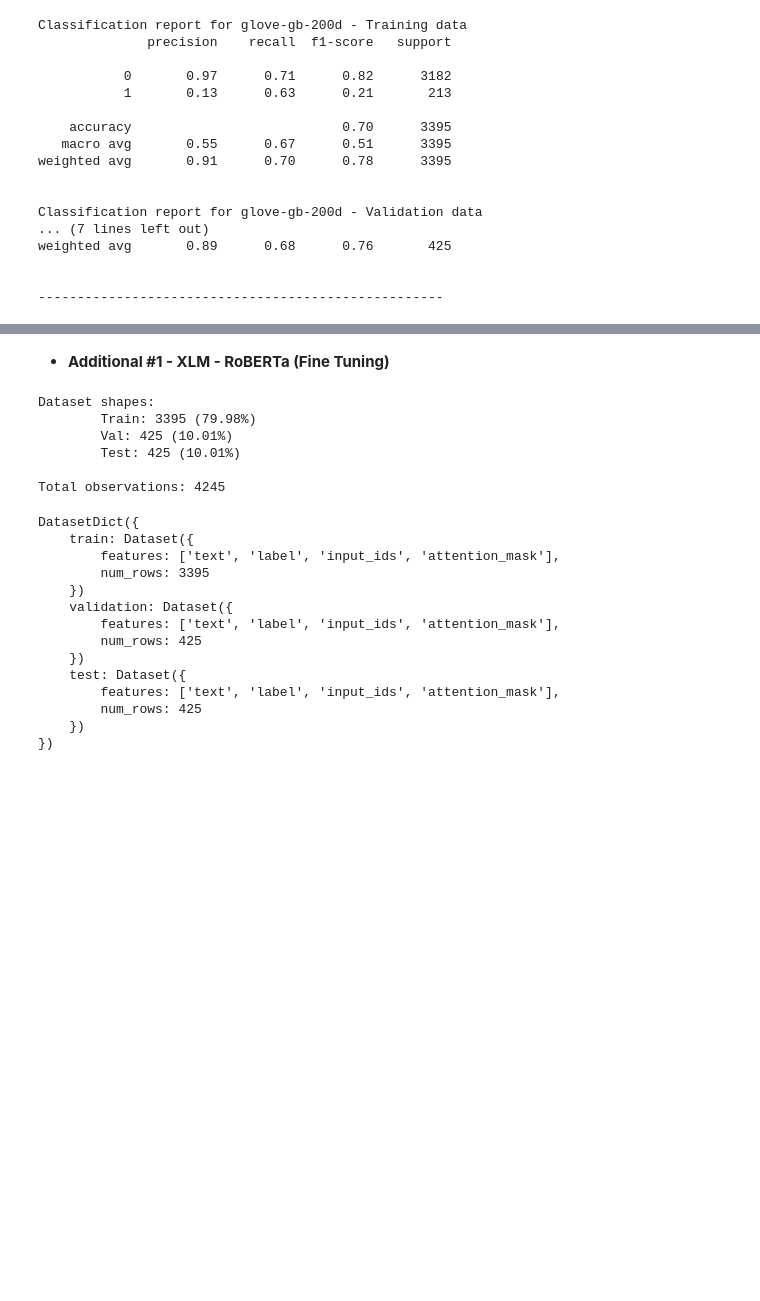
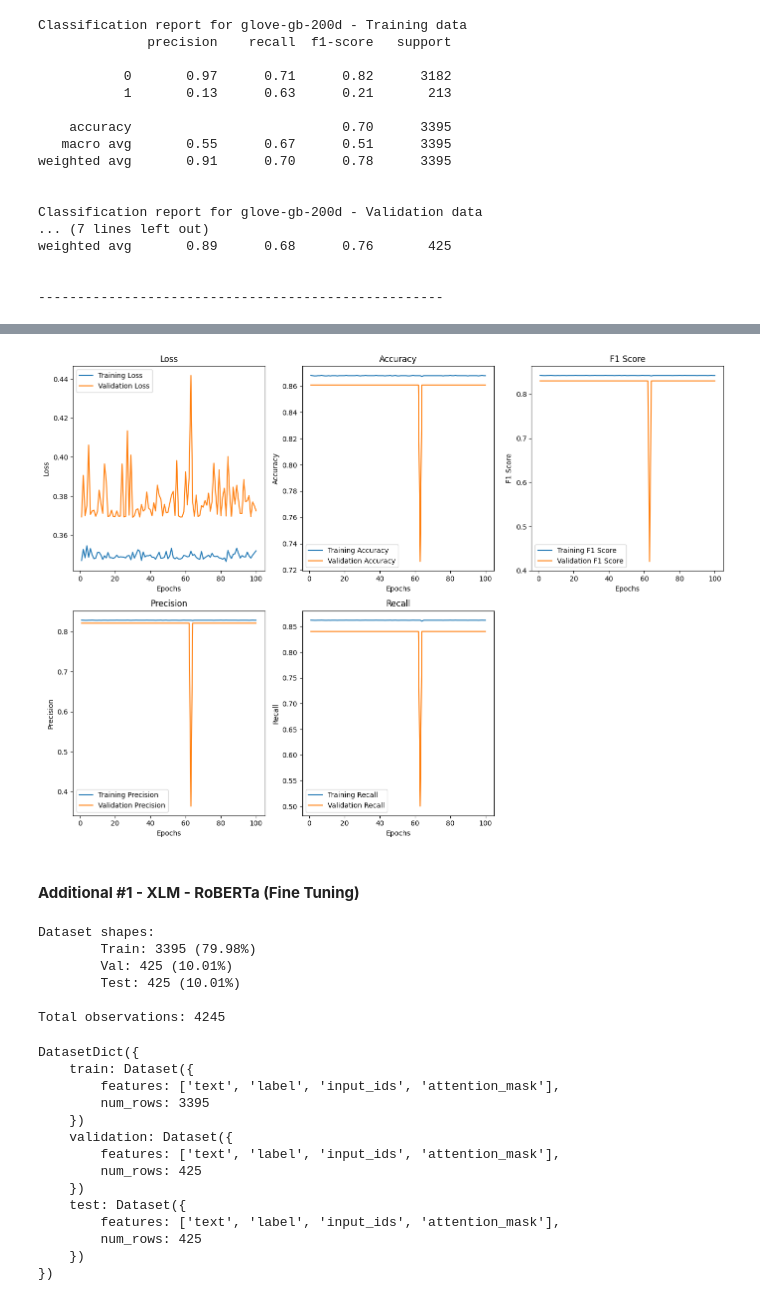
Before and after one commit to fmportela/text-mining-group-project-23-24, a Jupyter notebook: group3.ipynb, the cells around one changed output, grey strips where cells are left out. Drawn from its saved outputs; the diff is of its cells as text; code cells hidden in the pictures; blank space fills up the shorter version.

```diff
--- a/group3.ipynb
+++ b/group3.ipynb
@@ -1776,5 +1889,2 @@ y_test = torch.tensor(y_test, dtype=torch.float32).view(-1, 1)
 # %% [markdown]
 - **GloVe**
-# %%
-glove_dim = 200
-glove = vocab.GloVe(name='6B', dim=glove_dim) # there are also 100, 200 and 300 dims
@@ -1998,7 +2115,9 @@ X_train_xlmr.shape
 # %%
+# X_train_xlmr, X_val_xlmr, X_test_xlmr, y_train_xlmr, y_val_xlmr, y_test_xlmr = untangle_dataset(hidden_dataset)
+
 embeddings = {
     # 'xlm-roberta': [(X_train_xlmr, y_train_xlmr), (X_val_xlmr, y_val_xlmr)],
-    'glove-gb-200d': [(X_train_glove, y_train_glove), (X_val_glove, y_val_glove)]
+    'glove-gb-50d': [(X_train_glove, y_train_glove), (X_val_glove, y_val_glove)]
 }
 
 lr_preds = {}
@@ -2076,7 +2195,7 @@ class NeuralNetwork(nn.Module):
         return x
 
 
-input_size = X_train.shape[1]
+input_size = X_train_nn.shape[1]
 hidden_size = 60
 num_classes = 2
 model = NeuralNetwork(input_size, hidden_size, num_classes).to(device)
@@ -2121,7 +2265,0 @@ def test(dataloader, model, loss_fn):
-# %%
-epochs = 5
-for t in range(epochs):
-    print(f"Epoch {t+1}\n-------------------------------")
-    train(train_dataloader, model, loss_fn, optimizer)
-    test(val_dataloader, model, loss_fn)
-print("Done!")
@@ -2145,0 +2380,55 @@ Done!
+# %%
+def plot_metrics(epochs, train_losses, test_losses, train_accuracy, test_accuracy,
+                 train_f1, test_f1, train_precision, test_precision, train_recall, test_recall):
+    epochs_range = range(1, epochs + 1)
+
+    plt.figure(figsize=(14, 10))
+
+    plt.subplot(2, 3, 1)
+    plt.plot(epochs_range, train_losses, label='Training Loss')
+    plt.plot(epochs_range, test_losses, label='Validation Loss')
+    plt.xlabel('Epochs')
+    plt.ylabel('Loss')
+    plt.title('Loss')
+    plt.legend()
+
+    plt.subplot(2, 3, 2)
+    plt.plot(epochs_range, train_accuracy, label='Training Accuracy')
+    plt.plot(epochs_range, test_accuracy, label='Validation Accuracy')
+    plt.xlabel('Epochs')
+    plt.ylabel('Accuracy')
+    plt.title('Accuracy')
+    plt.legend()
+
+    plt.subplot(2, 3, 3)
+    plt.plot(epochs_range, train_f1, label='Training F1 Score')
+    plt.plot(epochs_range, test_f1, label='Validation F1 Score')
+    plt.xlabel('Epochs')
+    plt.ylabel('F1 Score')
+    plt.title('F1 Score')
+    plt.legend()
+
+    plt.subplot(2, 3, 4)
+    plt.plot(epochs_range, train_precision, label='Training Precision')
+    plt.plot(epochs_range, test_precision, label='Validation Precision')
+    plt.xlabel('Epochs')
+    plt.ylabel('Precision')
+    plt.title('Precision')
+    plt.legend()
+
+    plt.subplot(2, 3, 5)
+    plt.plot(epochs_range, train_recall, label='Training Recall')
+    plt.plot(epochs_range, test_recall, label='Validation Recall')
+    plt.xlabel('Epochs')
+    plt.ylabel('Recall')
+    plt.title('Recall')
+    plt.legend()
+
+    plt.tight_layout()
+    plt.show()
+
+
+plot_metrics(epochs, train_losses, test_losses, train_accuracy, test_accuracy, train_f1, test_f1,
+             train_precision, test_precision, train_recall, test_recall)
+# %% [output]
+[figure, added]
@@ -2146,5 +2437,5 @@ Done!
 # %% [markdown]
-- **Additional #1 - XLM - RoBERTa (Fine Tuning)**
+#### **Additional #1 - XLM - RoBERTa (Fine Tuning)**
 # %%
 # example
 
```
Also changed, not shown: parts of 48 cells of this notebook.
